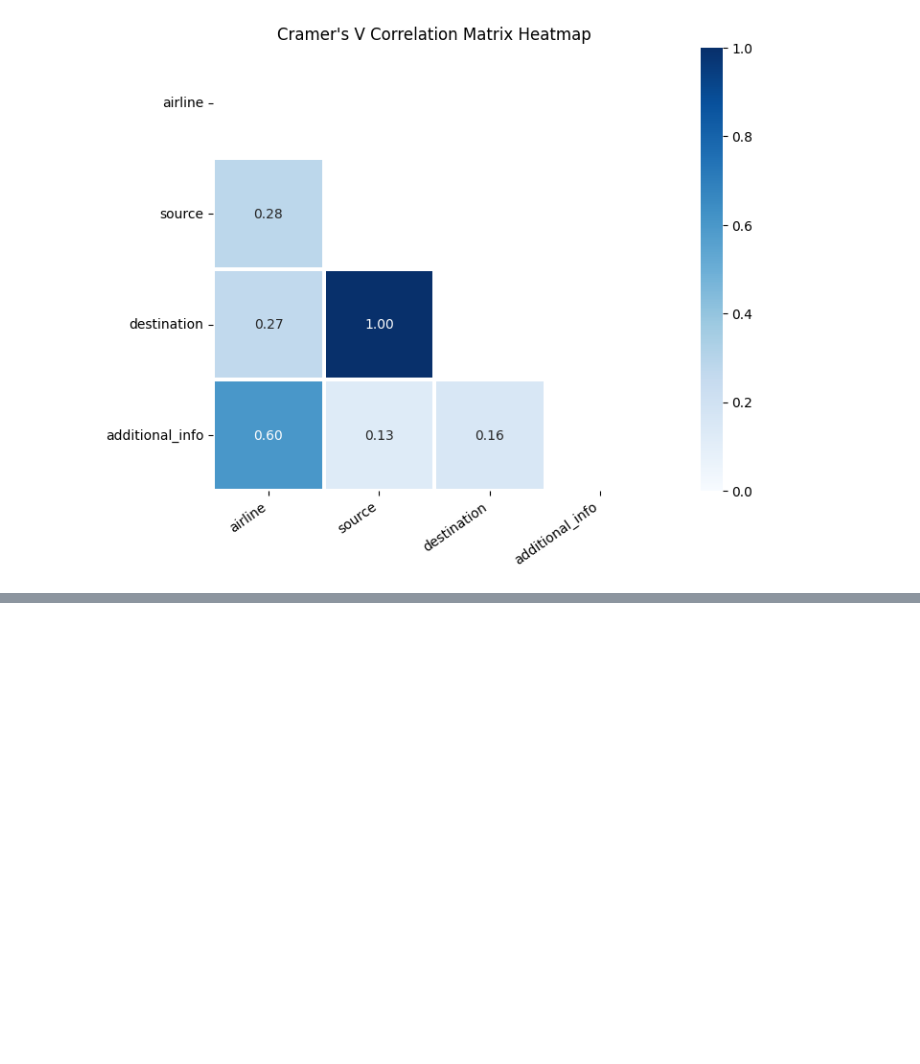
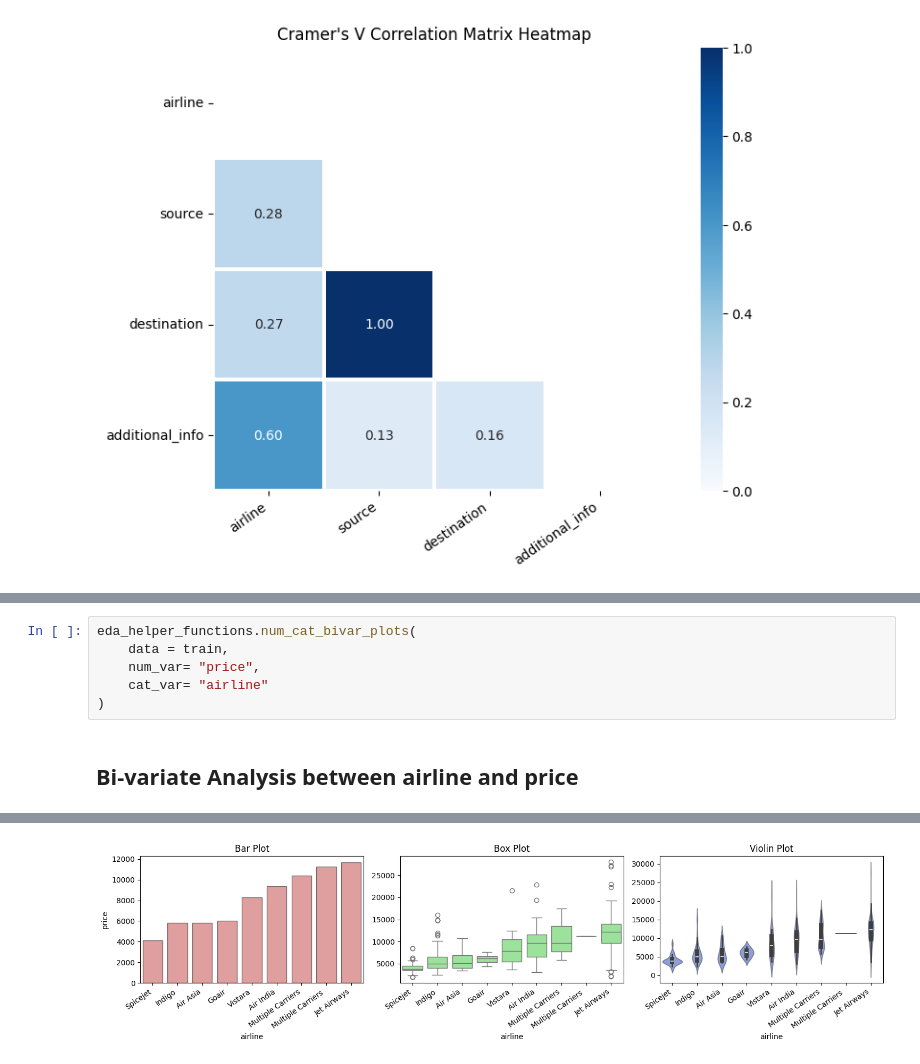
Before and after one commit to Joon-hub/Flight_Fare_Prediction, a Jupyter notebook: Notebooks/EDA.ipynb, the cells around one changed output, grey strips where cells are left out. Cells and saved outputs as stored; diff of their text form; blank space fills up the shorter version.

```diff
--- a/Notebooks/EDA.ipynb
+++ b/Notebooks/EDA.ipynb
@@ -190,0 +262,8 @@ eda_helper_functions.cramersV_heatmap(train)
+# %%
+eda_helper_functions.num_cat_bivar_plots(
+    data = train,
+    num_var= "price",
+    cat_var= "airline"
+)
+# %% [output]
+Bi-variate Analysis between airline and price
@@ -190,0 +271 @@ eda_helper_functions.cramersV_heatmap(train)
+[figure, added]
```
Also changed, not shown: parts of 21 cells of this notebook.
